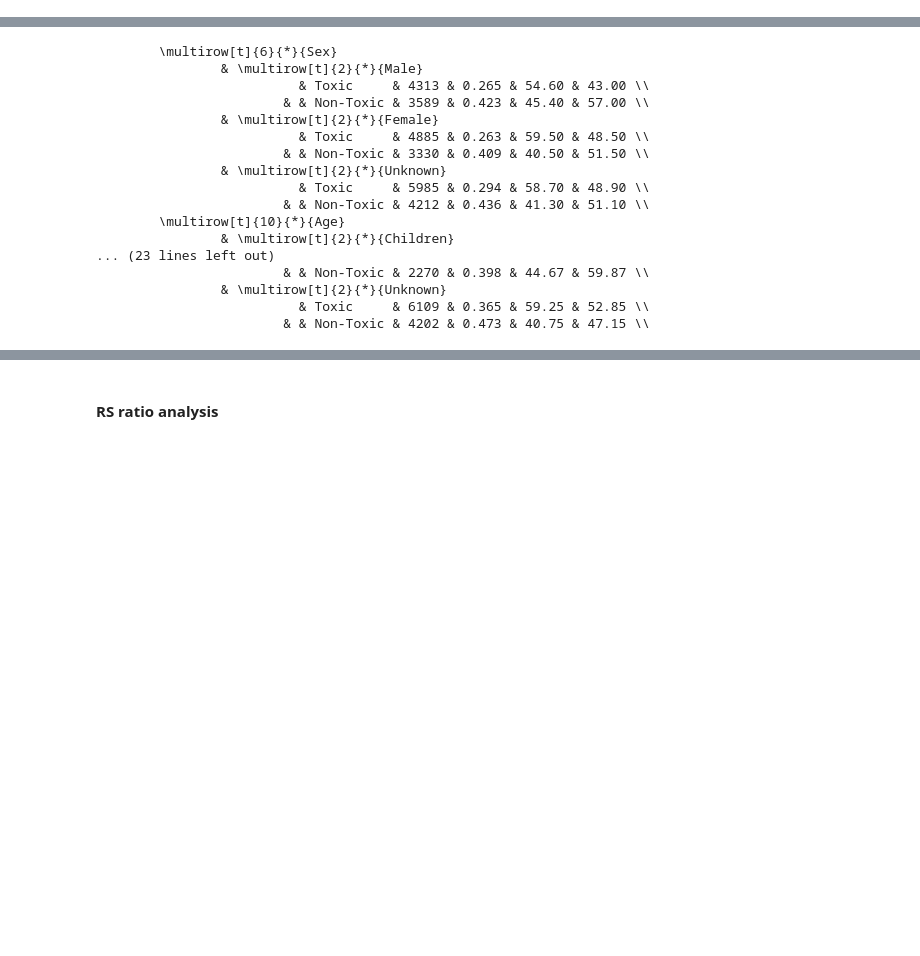
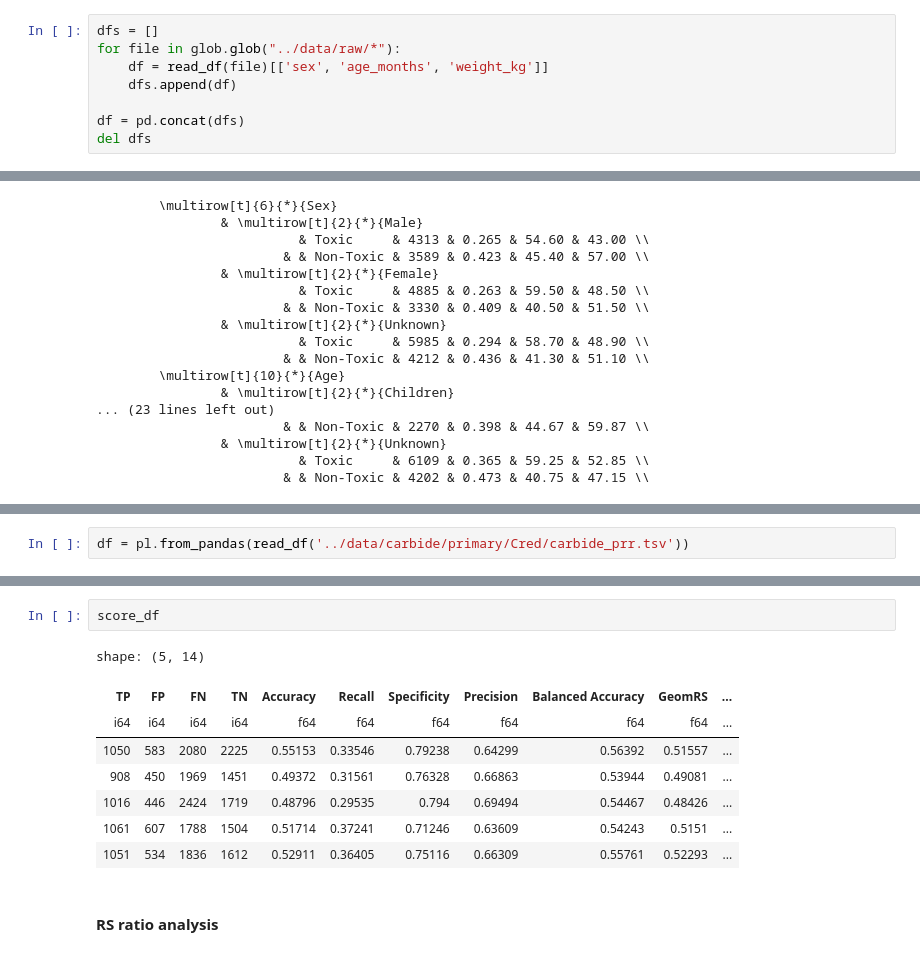
Before and after one commit to M-Iwan/CARBIDE, a Jupyter notebook: notebooks/4_Analysis.ipynb, the cells around one changed output, grey strips where cells are left out. Saved outputs shown, nothing was run; the diff lists cells and outputs as text; blank space fills up the shorter version.

```diff
--- a/notebooks/4_Analysis.ipynb
+++ b/notebooks/4_Analysis.ipynb
@@ -17,0 +20,8 @@ from src.analysis.stats import *
+# %%
+dfs = []
+for file in glob.glob("../data/raw/*"):
+    df = read_df(file)[['sex', 'age_months', 'weight_kg']]
+    dfs.append(df)
+
+df = pd.concat(dfs)
+del dfs
@@ -1196,0 +1275,2 @@ for number, category in zip([6, 10, 8], ['Sex', 'Age', 'Weight']):
+# %%
+df = pl.from_pandas(read_df('../data/carbide/primary/Cred/carbide_prr.tsv'))
@@ -1197,3 +1322,14 @@ for number, category in zip([6, 10, 8], ['Sex', 'Age', 'Weight']):
+# %%
+score_df
+# %% [output]
+shape: (5, 14)
+| TP | FP | FN | TN | Accuracy | Recall | Specificity | Precision | Balanced Accuracy | GeomRS | ... |
+| i64 | i64 | i64 | i64 | f64 | f64 | f64 | f64 | f64 | f64 | ... |
+| 1050 | 583 | 2080 | 2225 | 0.55153 | 0.33546 | 0.79238 | 0.64299 | 0.56392 | 0.51557 | ... |
+| 908 | 450 | 1969 | 1451 | 0.49372 | 0.31561 | 0.76328 | 0.66863 | 0.53944 | 0.49081 | ... |
+| 1016 | 446 | 2424 | 1719 | 0.48796 | 0.29535 | 0.794 | 0.69494 | 0.54467 | 0.48426 | ... |
+| 1061 | 607 | 1788 | 1504 | 0.51714 | 0.37241 | 0.71246 | 0.63609 | 0.54243 | 0.5151 | ... |
+| 1051 | 534 | 1836 | 1612 | 0.52911 | 0.36405 | 0.75116 | 0.66309 | 0.55761 | 0.52293 | ... |
 # %% [markdown]
 #### RS ratio analysis
 # %%
```
Also changed, not shown: parts of 18 cells of this notebook.
